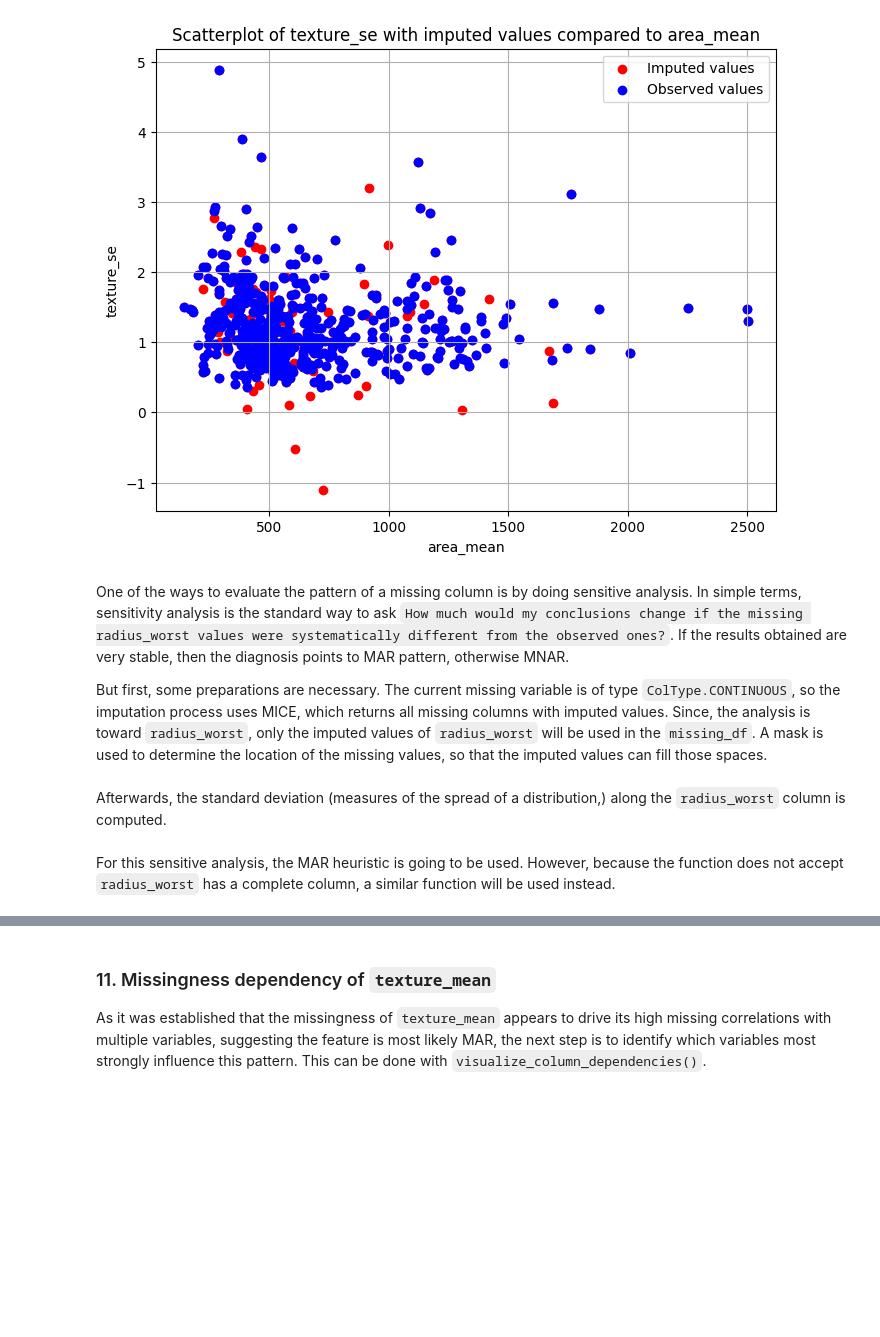
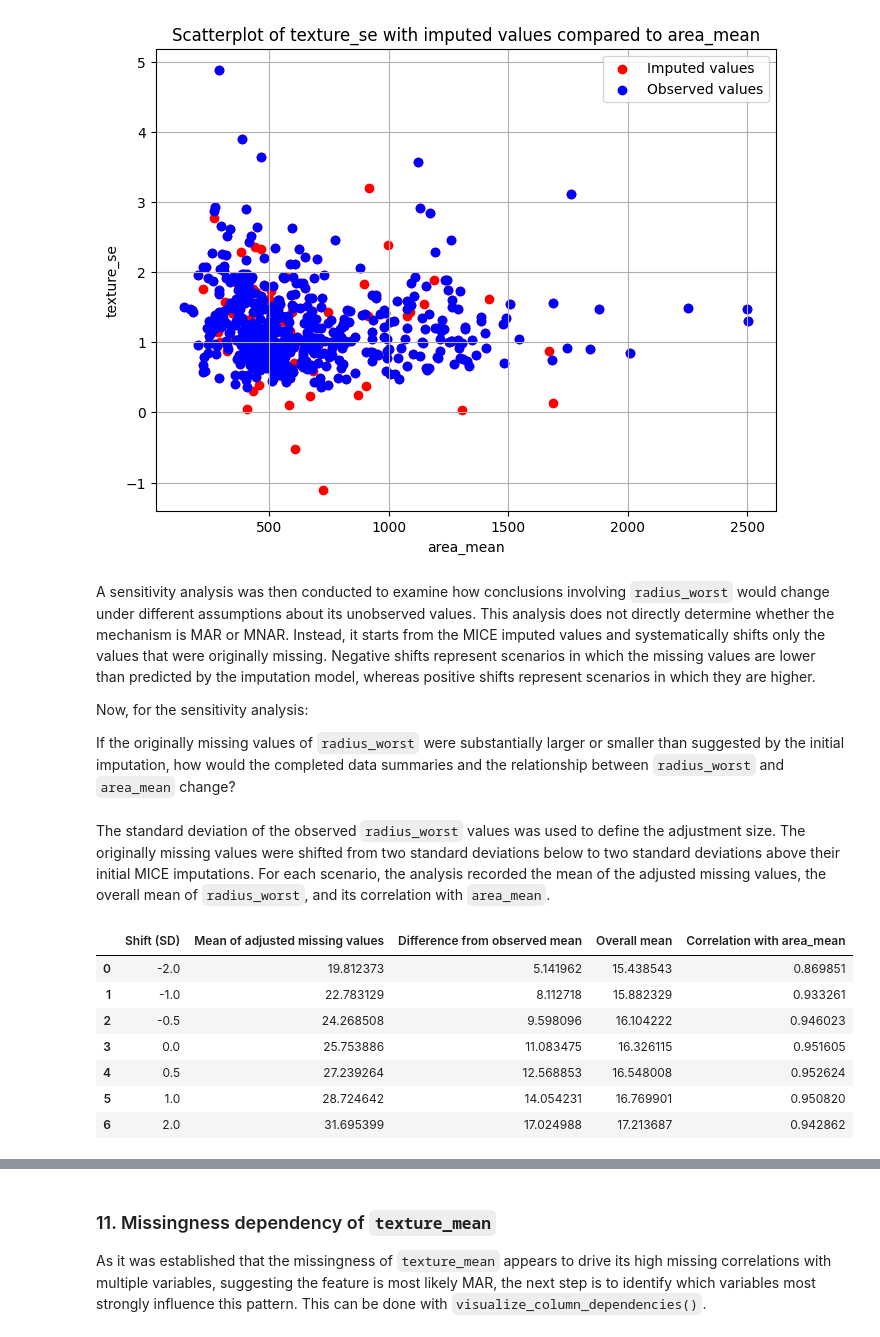
Before and after one commit to Ti-n-a/mechanism_viewer, a Jupyter notebook: use_cases/cancer.ipynb, the cells around one changed output, grey strips where cells are left out. Cells and saved outputs as stored; diff of their text form; code cells hidden in the pictures; blank space fills up the shorter version.

```diff
--- a/use_cases/cancer.ipynb
+++ b/use_cases/cancer.ipynb
@@ -278,14 +278,15 @@ _, _ = mv.scatter_imputation_comparison(missing_df, column_name="area_mean", mis
 [figure]
 [figure]
 # %% [markdown]
-One of the ways to evaluate the pattern of a missing column is by doing sensitive analysis. In simple terms, sensitivity analysis is the standard way to ask `How much would my conclusions change if the missing radius_worst values were systematically different from the observed ones?`. If the results obtained are very stable, then the diagnosis points to MAR pattern, otherwise MNAR.
+A sensitivity analysis was then conducted to examine how conclusions involving `radius_worst` would change under different assumptions about its unobserved values. This analysis does not directly determine whether the mechanism is MAR or MNAR. Instead, it starts from the MICE imputed values and systematically shifts only the values that were originally missing. Negative shifts represent scenarios
+in which the missing values are lower than predicted by the imputation model, whereas positive shifts represent scenarios in which they are higher.
 
-But first, some preparations are necessary. The current missing variable is of type `ColType.CONTINUOUS`, so the imputation process uses MICE, which returns all missing columns with imputed values. Since, the analysis is toward `radius_worst`, only the imputed values of `radius_worst` will be used in the `missing_df`. A mask is used to determine the location of the missing values, so that the imputed values can fill those spaces.
+Now, for the sensitivity analysis:
+
+If the originally missing values of ``radius_worst`` were substantially larger or smaller than suggested by the initial imputation, how would the completed data summaries and the relationship between ``radius_worst`` and ``area_mean`` change?
 # %%
 _, _, imputed_df = mv.plot_imputation_distribution( missing_df, "radius_worst", missing_col_type=ColType.CONTINUOUS)
 
 radius_worst_df = missing_df.copy()
 mask = missing_df["radius_worst"].isna()
 radius_worst_df.loc[mask, "radius_worst"] = imputed_df.loc[mask, "radius_worst"]
-# %% [markdown]
-Afterwards, the standard deviation (measures of the spread of a distribution,) along the `radius_worst` column is computed.
@@ -294,34 +293,47 @@ delta = np.std(radius_worst_df["radius_worst"])
 # %% [markdown]
-For this sensitive analysis, the MAR heuristic is going to be used. However, because the function does not accept `radius_worst` has a complete column, a similar function will be used instead.
+The standard deviation of the observed `radius_worst` values was used to define the adjustment size. The originally missing values were shifted from two standard deviations below to two standard deviations above their initial MICE imputations. For each scenario, the analysis recorded the mean of the adjusted missing values, the overall mean of `radius_worst`, and its correlation with `area_mean`.
 # %%
-from sklearn.model_selection import train_test_split
-from sklearn.ensemble import RandomForestClassifier
-from sklearn.linear_model import LogisticRegression
+observed_sd = missing_df.loc[
+    missing_df["radius_worst"].notna(),
+    "radius_worst"
+].std()
 
-def abd_with_original_mask(predictor_df, original_missing_df, missing_col, random_state=42):
-	# Missingness maks of the original missing_df for the wanted missing column (target)
-	y = original_missing_df[missing_col].isna().astype(int)
+observed_mean = missing_df.loc[
+    missing_df["radius_worst"].notna(),
+    "radius_worst"
+].mean()
 
-	# Select only the numeric columns (excluding the target column)
-	X = predictor_df.drop(columns=[missing_col]).select_dtypes(include="number")
+sensitivity_results = []
 
-	# Keep only the predictors with no missing values
-	X = X.loc[:, X.notna().all()]
+for multiplier in [-2, -1, -0.5, 0, 0.5, 1, 2]:
+    temp = radius_worst_df.copy()
 
+    temp.loc[mask, "radius_worst"] = (
+        radius_worst_df.loc[mask, "radius_worst"]
+        + multiplier * observed_sd
+    )
 
-	X_train, X_test, y_train, y_test = train_test_split( X, y, test_size=0.3, random_state=random_state, stratify=y)
+    sensitivity_results.append({
+        "Shift (SD)": multiplier,
+        "Mean of adjusted missing values":
+            temp.loc[mask, "radius_worst"].mean(),
+        "Difference from observed mean":
+            temp.loc[mask, "radius_worst"].mean() - observed_mean,
+        "Overall mean":
+            temp["radius_worst"].mean(),
+        "Correlation with area_mean":
+            temp["radius_worst"].corr(temp["area_mean"]),
+    })
 
-	rf = RandomForestClassifier(n_estimators=100, random_state=random_state)
-	lr = LogisticRegression(max_iter=1000)
-
-	rf.fit(X_train, y_train)
-	lr.fit(X_train, y_train)
-
-	rf_acc = rf.score(X_test, y_test)
-	lr_acc = lr.score(X_test, y_test)
-
-	baseline = max(y.mean(), 1 - y.mean())
-	abd = (((rf_acc + lr_acc) / 2) - baseline) * 100
-
-	return round(abd, 2)
+sensitivity_results = pd.DataFrame(sensitivity_results)
+sensitivity_results
+# %% [output]
+|  | Shift (SD) | Mean of adjusted missing values | Difference from observed mean | Overall mean | Correlation with area_mean |
+| 0 | -2.0 | 19.812373 | 5.141962 | 15.438543 | 0.869851 |
+| 1 | -1.0 | 22.783129 | 8.112718 | 15.882329 | 0.933261 |
+| 2 | -0.5 | 24.268508 | 9.598096 | 16.104222 | 0.946023 |
+| 3 | 0.0 | 25.753886 | 11.083475 | 16.326115 | 0.951605 |
+| 4 | 0.5 | 27.239264 | 12.568853 | 16.548008 | 0.952624 |
+| 5 | 1.0 | 28.724642 | 14.054231 | 16.769901 | 0.950820 |
+| 6 | 2.0 | 31.695399 | 17.024988 | 17.213687 | 0.942862 |
 # %% [markdown]
```
Also changed, not shown: parts of 18 cells of this notebook, 8 other files.
